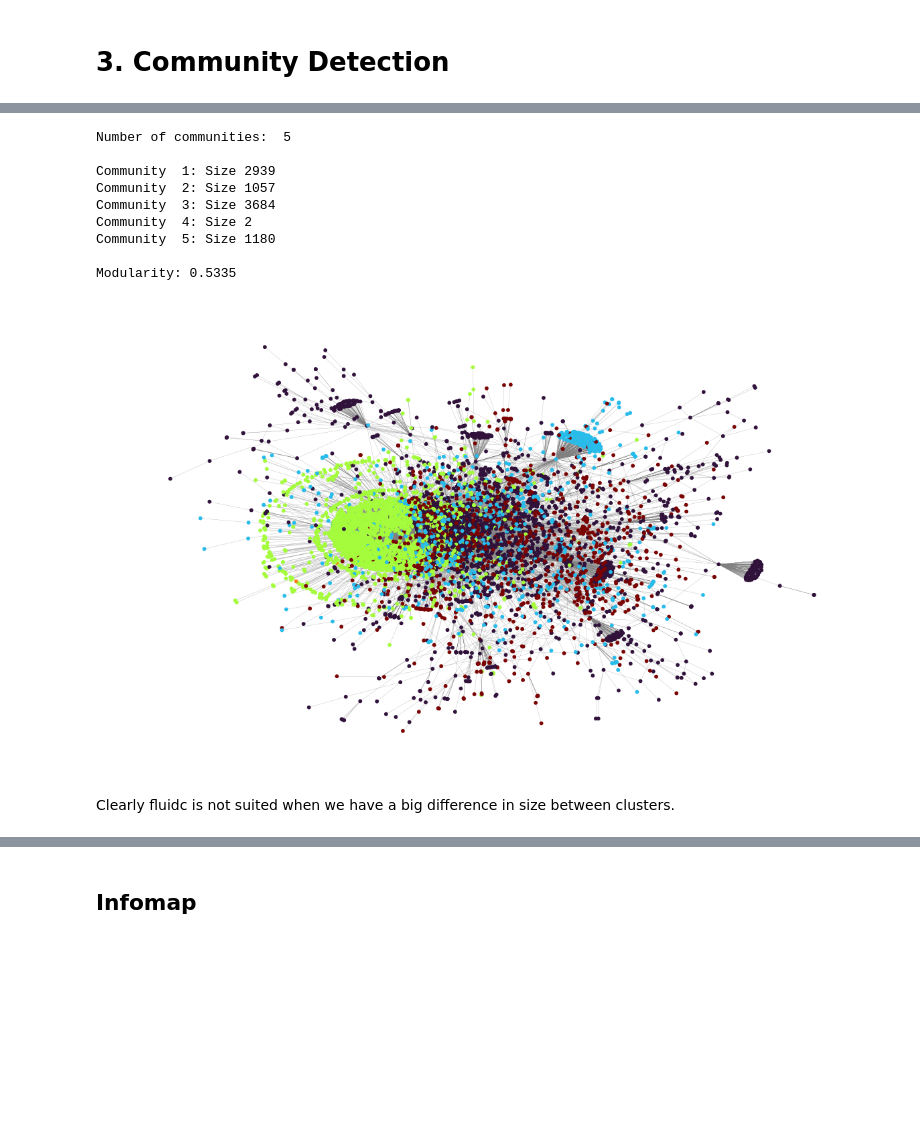
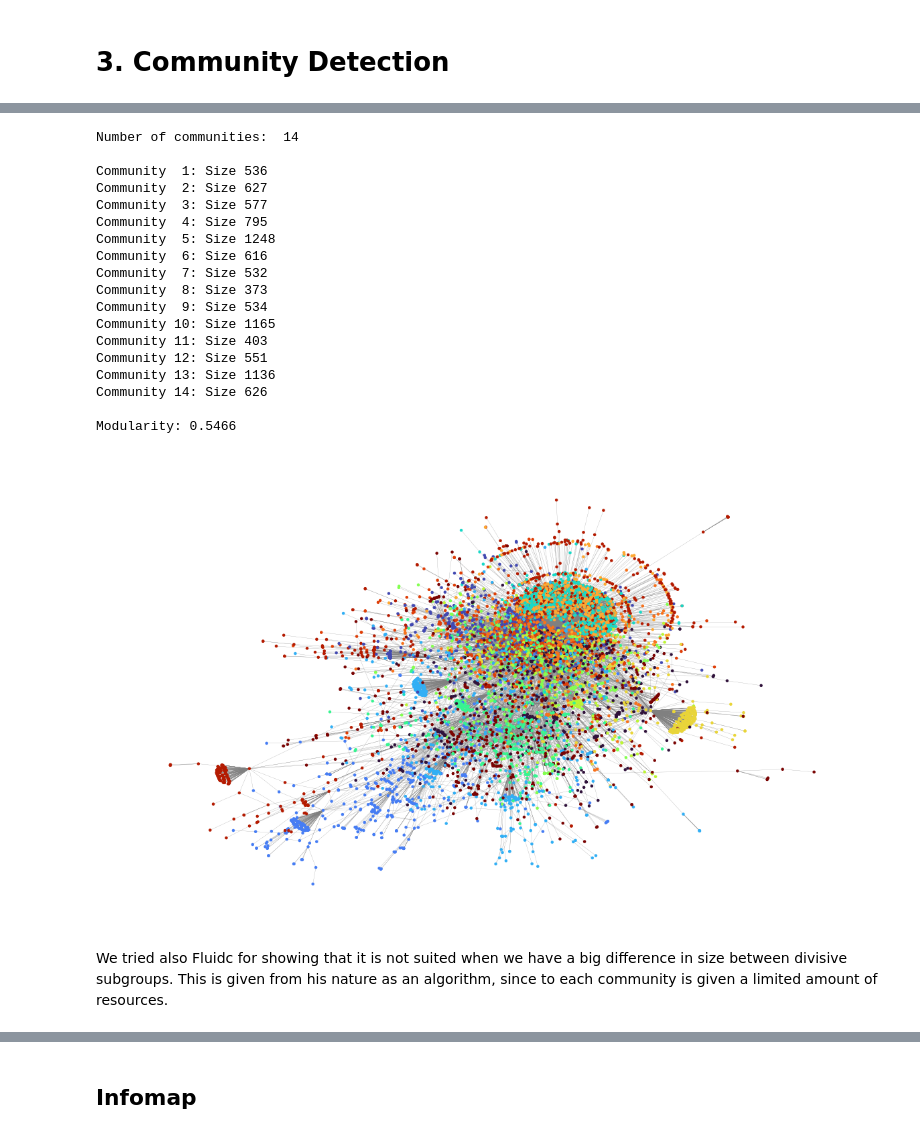
Before and after one commit to AlessandroGhiotto/WSA-AoT, a Jupyter notebook: notebooks/3_community_detection.ipynb, the cells around one changed output, grey strips where cells are left out. Cells and saved outputs as stored; diff of their text form; code cells hidden in the pictures; blank space fills up the shorter version.

```diff
--- a/notebooks/3_community_detection.ipynb
+++ b/notebooks/3_community_detection.ipynb
@@ -149,20 +142,30 @@ for k in range(1, 26):
 top_k = max(k_to_modularity, key=k_to_modularity.get)
 c_fluidc = list(nx.community.asyn_fluidc(G, k=top_k))
 df_fluidc = community_detection(G, c_fluidc)
-
-fig, ax = plt.subplots(figsize=(15, 9))
-ax.axis("off")
-nx.draw_networkx(G, pos=pos, ax=ax, node_color=df_fluidc['community'], cmap=plt.cm.turbo, edge_color='gray', node_size= 10, with_labels= False, width= 0.15)
 # %% [output]
-Number of communities:  5
+Number of communities:  14
 
-Community  1: Size 2939
-Community  2: Size 1057
-Community  3: Size 3684
-Community  4: Size 2
-Community  5: Size 1180
+Community  1: Size 536
+Community  2: Size 627
+Community  3: Size 577
+Community  4: Size 795
+Community  5: Size 1248
+Community  6: Size 616
+Community  7: Size 532
+Community  8: Size 373
+Community  9: Size 534
+Community 10: Size 1165
+Community 11: Size 403
+Community 12: Size 551
+Community 13: Size 1136
+Community 14: Size 626
 
-Modularity: 0.5335
+Modularity: 0.5466
-[figure, removed]
+# %%
+fig, ax = plt.subplots(figsize=(15, 9))
+ax.axis("off")
+nx.draw_networkx(G, pos=pos, ax=ax, node_color=df_fluidc['community'], cmap=plt.cm.turbo, edge_color='gray', node_size=5, with_labels=False, width=0.15)
+# %% [output]
+[figure, added]
 # %% [markdown]
-Clearly fluidc is not suited when we have a big difference in size between clusters.
+We tried also Fluidc for showing that it is not suited when we have a big difference in size between divisive subgroups. This is given from his nature as an algorithm, since to each community is given a limited amount of resources.
```
Also changed, not shown: parts of 16 cells of this notebook, 15 other files.
